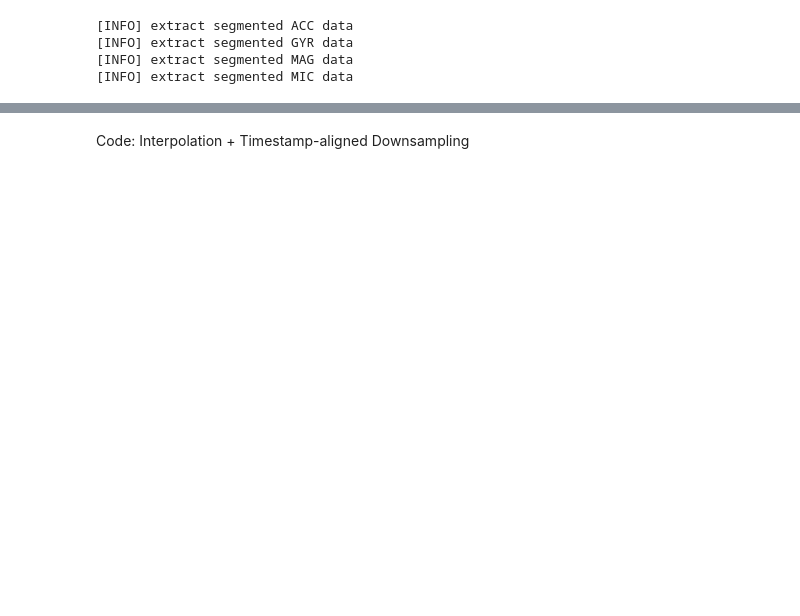
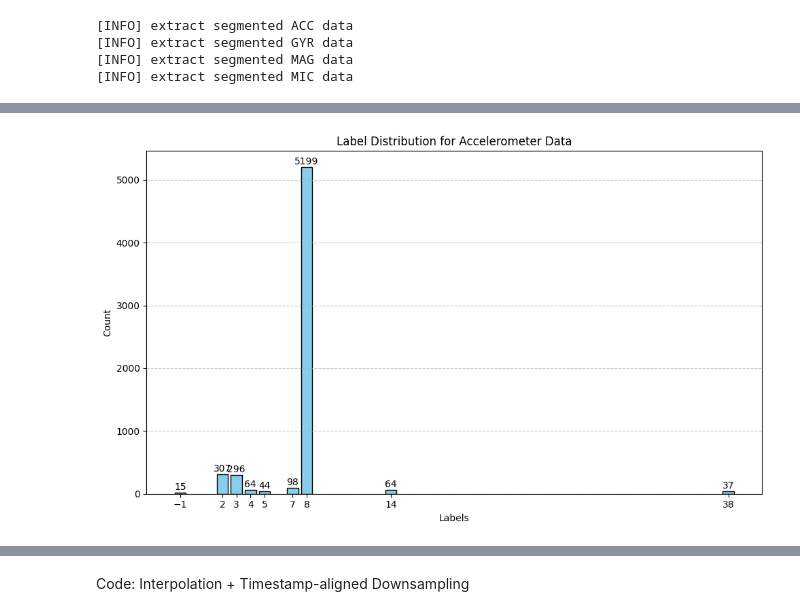
Before and after one commit to Ghulam-Rabbani-Azeem/Industrial_Tools_Actions_Tracking, a Jupyter notebook: data-load.ipynb, the cells around one changed output, grey strips where cells are left out. Saved outputs shown, nothing was run; the diff lists cells and outputs as text; code cells hidden in the pictures; blank space fills up the shorter version.

```diff
--- a/data-load.ipynb
+++ b/data-load.ipynb
@@ -219,3 +289,30 @@ The number of mismatched windows after removing across 4 modalities (should be z
+# %%
+# Plot label distribution
+
+import matplotlib.pyplot as plt
+
+# Get unique labels and their counts
+unique_labels, counts = np.unique(y_acc_f, return_counts=True)
+
+# Plotting
+plt.figure(figsize=(10, 6))
+bars = plt.bar(unique_labels, counts, color='skyblue', edgecolor='black')
+
+# Add annotations (counts) above each bar
+for bar, count in zip(bars, counts):
+    height = bar.get_height()
+    plt.text(bar.get_x() + bar.get_width() / 2, height + 10, str(count),
+             ha='center', va='bottom', fontsize=10)
+
+plt.xlabel('Labels')
+plt.ylabel('Count')
+plt.title('Label Distribution for Accelerometer Data')
+plt.xticks(unique_labels)  # ensure all labels are shown
+plt.grid(axis='y', linestyle='--', alpha=0.7)
+plt.tight_layout()
+plt.show()
+# %% [output]
+[figure, added]
 # %%
 # Verify that the number of windows and window length are consistent
 print(f"[INFO] {Xt_acc_f.shape[0]} windows with {Xt_acc_f[0].shape[0]} sample each (time stamps and 3 axis accelerometer)")
```
Also changed, not shown: parts of 13 cells of this notebook, 6 other files.
